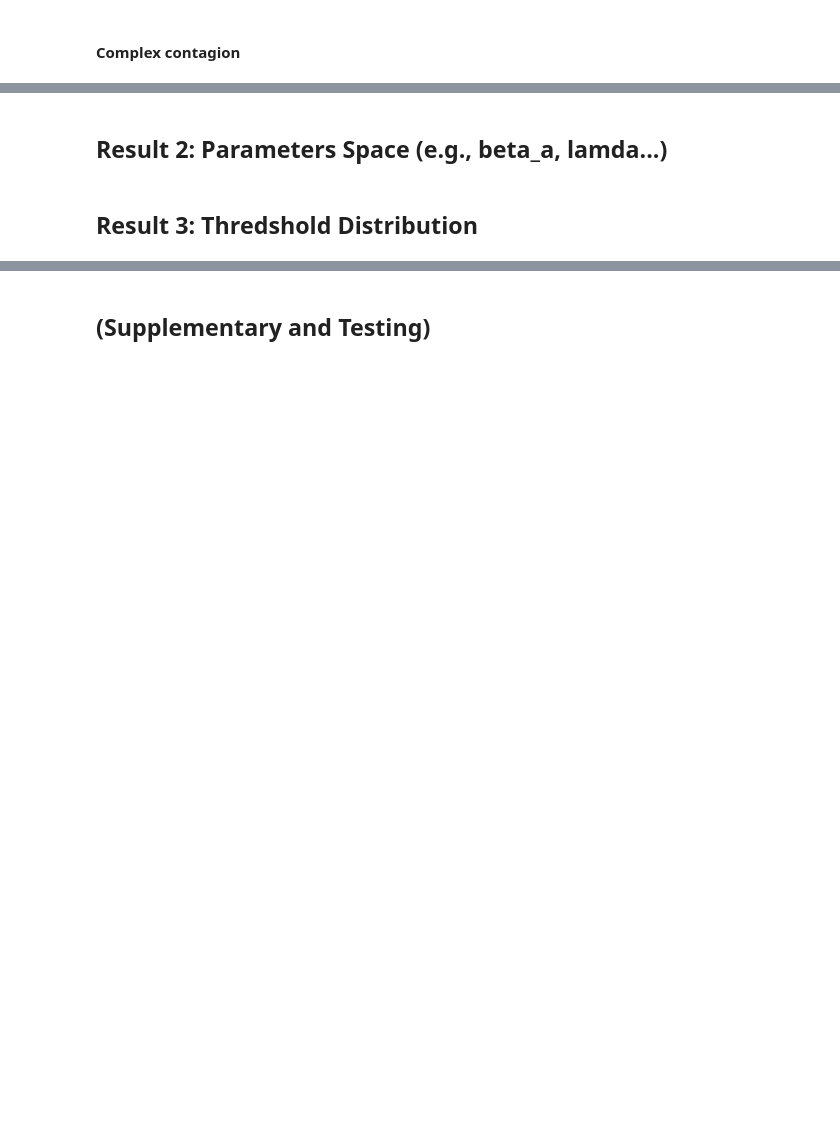
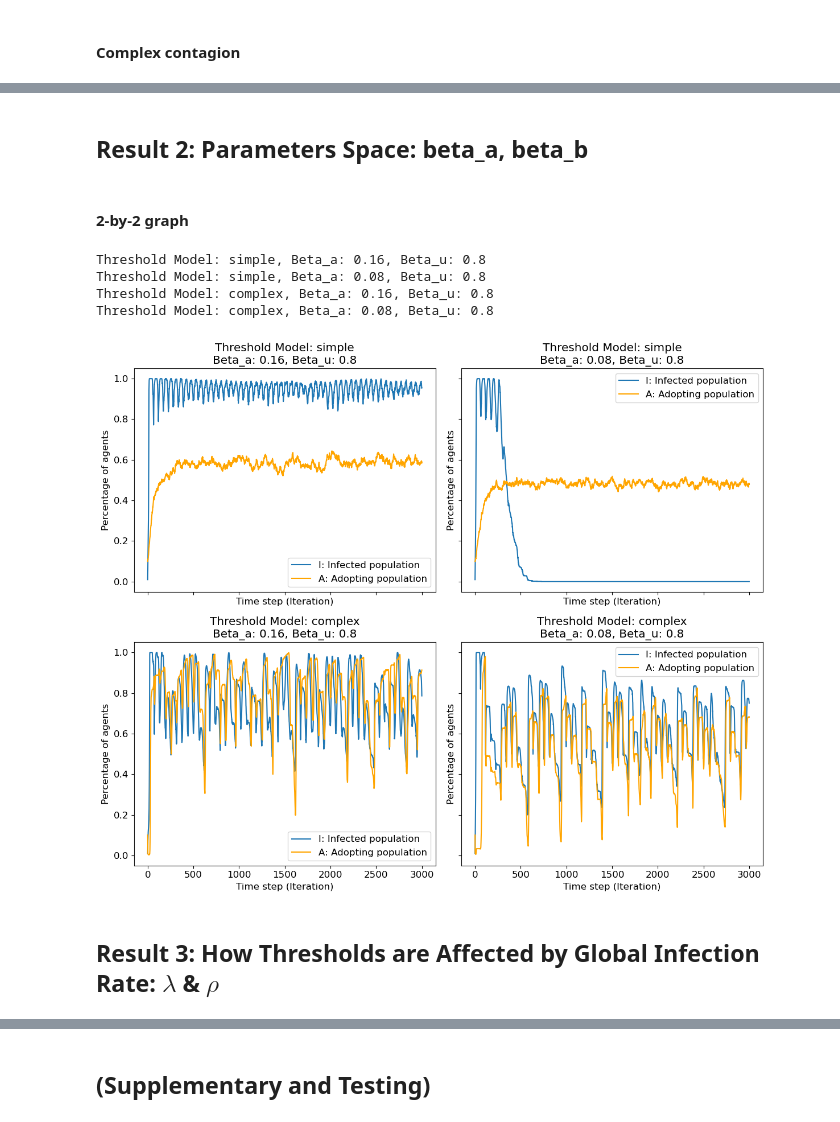
Before and after one commit to shengfuw/Epidemic-Behavior-Interaction-Model, a Jupyter notebook: main.ipynb, the cells around one changed output, grey strips where cells are left out. Saved outputs shown, nothing was run; the diff lists cells and outputs as text; code cells hidden in the pictures; blank space fills up the shorter version.

```diff
--- a/main.ipynb
+++ b/main.ipynb
@@ -504,4 +541,56 @@ Clustering coefficient, Transitivity: 0.187059, 0.163740
 # %% [markdown]
-## Result 2: Parameters Space (e.g., beta_a, lamda...)
+## Result 2: Parameters Space: beta_a, beta_b
-# %% [markdown]
-## Result 3: Thredshold Distribution
+# %% [markdown]
+#### 2-by-2 graph
+# %%
+random.seed(111)
+np.random.seed(123)
+
+N = 1000 # number of nodes
+k = 5 # average degree
+time_steps = 3000
+
+a, b = 1.5, 1.5 # beta distribution parameters
+beta_u = 0.8 # transmission probability for unaware nodes
+# beta_a = . # transmission probability for aware nodes: 5 or 10 times smaller than beta_u
+alpha = 0.3 # recovery probability
+infection_period = 50 # number of time steps before a infected node can recover
+gamma = 0.8 # a susceptible individual will break each edge with an infected neighbor at a probability of gamma
+eta = 0.4 # when rewiring, the new link to a susceptible node at a distance of two is made with probability eta
+
+psi = 0.01 # transmission probability for unaware nodes (only for the simple contagion)
+lambda_ = .7 # how the global infection rate affects the awareness threshold (only for the complex contagion)
+rho = .5 # turning point of the awareness threshold (only for the complex contagion)
+
+# Plot configuration
+plt.rcParams.update({'font.size': 12})
+fig, axs = plt.subplots(2, 2, figsize=(12, 10), sharex=True, sharey=True)
+axs = axs.flatten()
+
+# Iterate over threshold formulas and beta_a values
+axs_idx = 0
+for threshold_formula in ["simple", "complex"]:
+    for beta_a in [beta_u/5, beta_u/10]:
+        print(f"Threshold Model: {threshold_formula}, Beta_a: {beta_a}, Beta_u: {beta_u}")
+
+        # 1. Initialize the TwoLayerNetwork model with the given parameters
+        SISModel = TwoLayerNetwork(N, k, a, b, beta_a, beta_u, alpha, infection_period, gamma, eta, threshold_formula, psi=psi, lambda_=lambda_, rho=rho, initial_infected_ratio=0.01, intial_aware_ratio=0.1)
+
+        # 2. Run the simulation
+        SISModel.run_simulation(time_steps, print_info=False, plot_network=False)
+
+        # 3. Plot the prevalence trend on the current subplot
+        SISModel.plot_prevalence_trend(ax=axs[axs_idx])
+        axs[axs_idx].set_title(f"Threshold Model: {threshold_formula}\nBeta_a: {beta_a}, Beta_u: {beta_u}")
+        axs_idx += 1
+
+plt.tight_layout()
+plt.show()
+# %% [output]
+Threshold Model: simple, Beta_a: 0.16, Beta_u: 0.8
+Threshold Model: simple, Beta_a: 0.08, Beta_u: 0.8
+Threshold Model: complex, Beta_a: 0.16, Beta_u: 0.8
+Threshold Model: complex, Beta_a: 0.08, Beta_u: 0.8
+[figure, added]
+# %% [markdown]
+## Result 3: How Thresholds are Affected by Global Infection Rate: $\lambda$ & $\rho$
```
Also changed, not shown: parts of 20 cells of this notebook, 2 other files.
